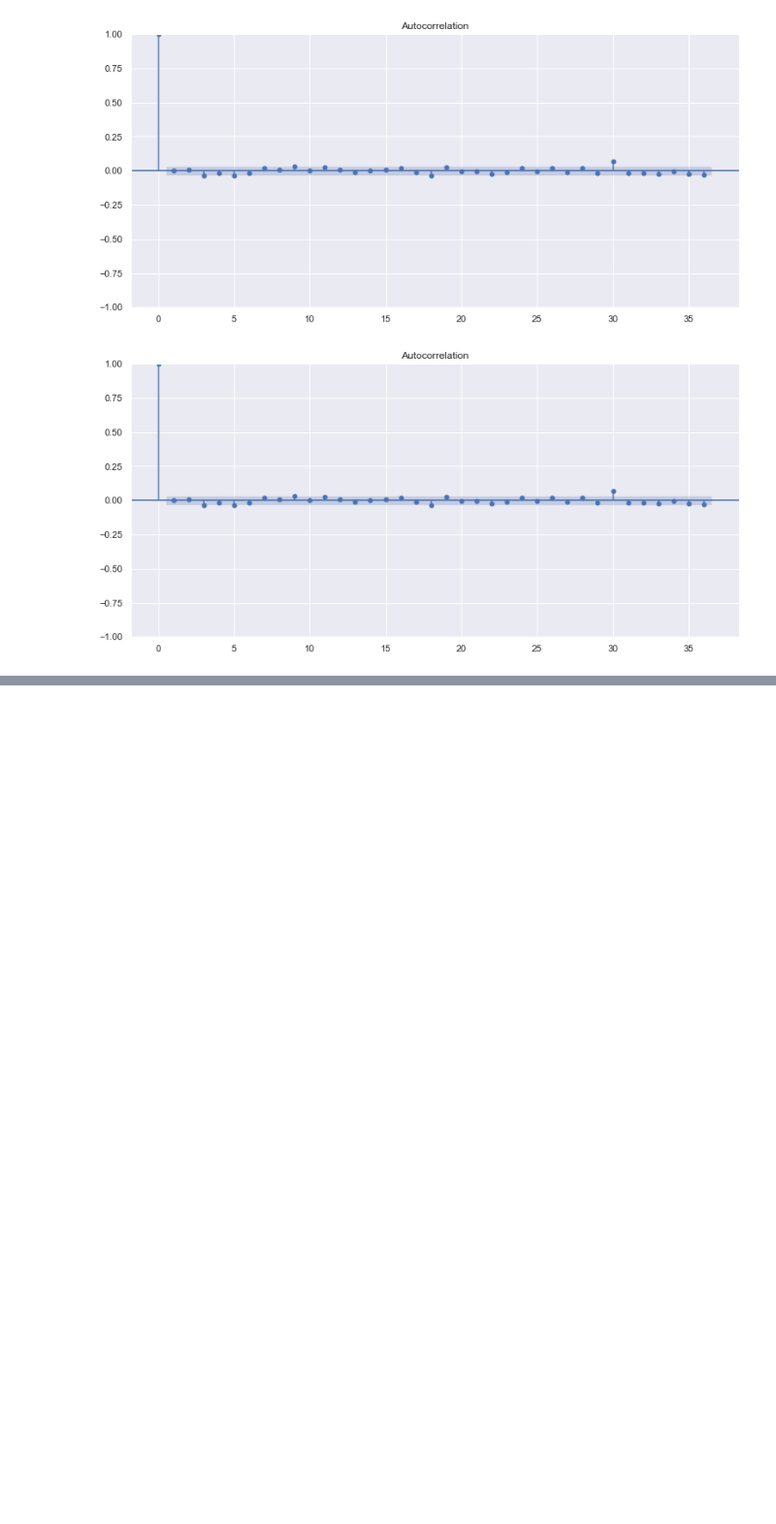
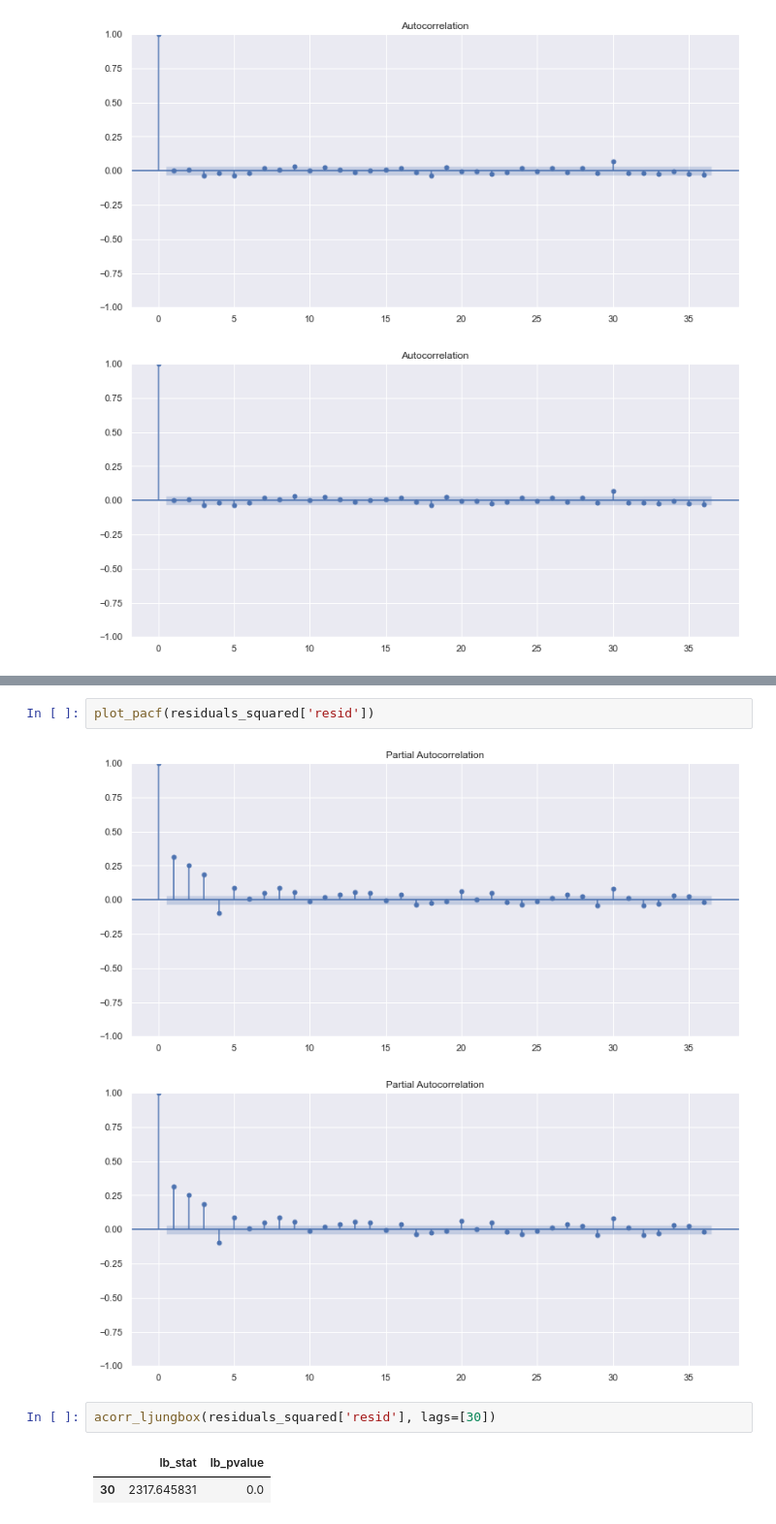
Before and after one commit to joaovictordesouzaduarte/tcc, a Jupyter notebook: exchange_rate_volatility.ipynb, the cells around one changed output, grey strips where cells are left out. Shown at 97% size. Cells and saved outputs as stored; diff of their text form; blank space fills up the shorter version.

```diff
--- a/exchange_rate_volatility.ipynb
+++ b/exchange_rate_volatility.ipynb
@@ -368,0 +376,10 @@ het_arch()
+# %%
+plot_pacf(residuals_squared['resid'])
+# %% [output]
+[figure, added]
+[figure, added]
+# %%
+acorr_ljungbox(residuals_squared['resid'], lags=[30])
+# %% [output]
+|  | lb_stat | lb_pvalue |
+| 30 | 2317.645831 | 0.0 |
```
Also changed, not shown: parts of 7 cells of this notebook.
